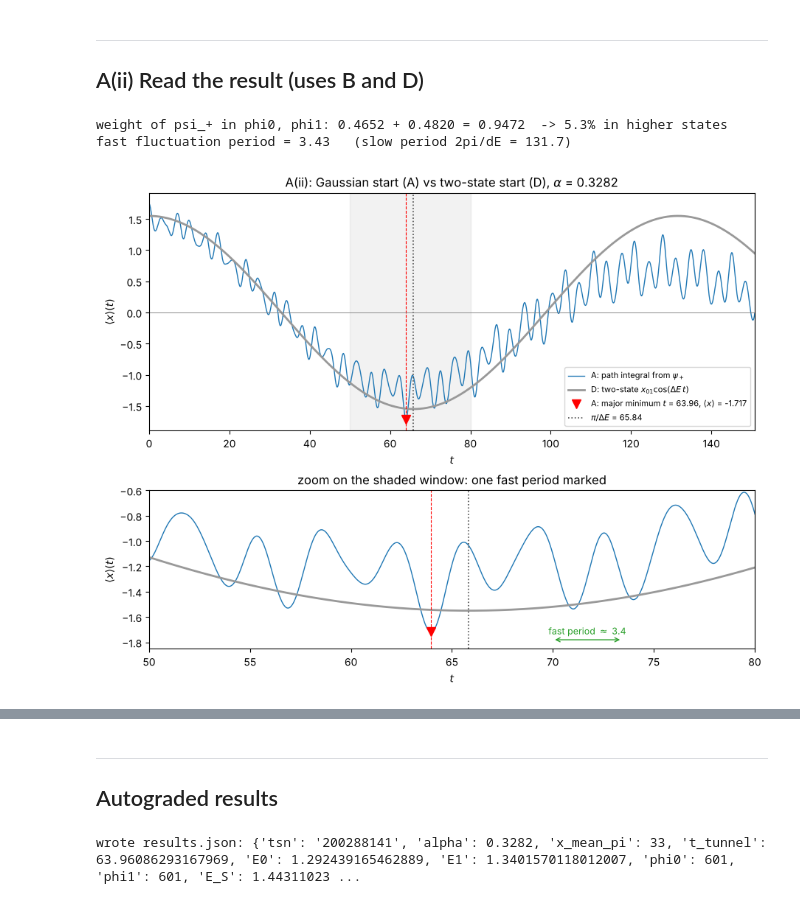
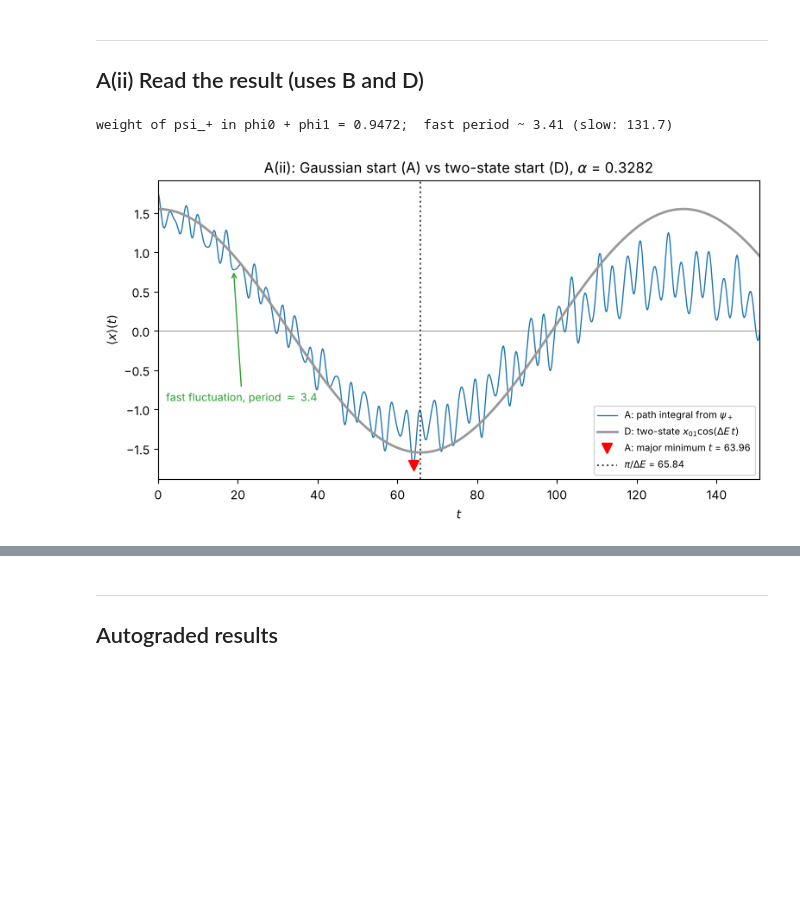
Before and after one commit to nguyentamphuc08/PHYS-242-HW-2, a Jupyter notebook: Assignment 2 Homework.ipynb, the cells around one changed output, grey strips where cells are left out. Saved outputs shown, nothing was run; the diff lists cells and outputs as text; code cells hidden in the pictures; blank space fills up the shorter version.

```diff
--- a/Assignment 2 Homework.ipynb
+++ b/Assignment 2 Homework.ipynb
@@ -551,38 +485,25 @@ max |<x>_PI - <x>_eig| = 7.5377e-02 at t = 128.7071:  <x>_PI = 1.459140, <x>_eig
 # %% [markdown]
 ---
 ## A(ii) Read the result (uses B and D)
-# %%
-c0, c1 = integrate(phi0 * normalize(psi_plus)), integrate(phi1 * normalize(psi_plus))
-print(f"weight of psi_+ in phi0, phi1: {c0**2:.4f} + {c1**2:.4f} = {c0**2 + c1**2:.4f}  "
-      f"-> {1 - c0**2 - c1**2:.1%} in higher states")
-
-spec = np.abs(np.fft.rfft(x_mean_A - x_mean_A.mean()))
-freq = 2 * np.pi * np.fft.rfftfreq(x_mean_A.size, DELTAT)       # angular frequency
-fast = freq > 10 * DELTA_E                                       # skip the slow tunneling peak
-P_fast = 2 * np.pi / freq[fast][np.argmax(spec[fast])]
-print(f"fast fluctuation period = {P_fast:.2f}   (slow period 2pi/dE = {2 * np.pi / DELTA_E:.1f})")
-
-fig, (ax, az) = plt.subplots(2, 1, figsize=(9, 7), gridspec_kw={"height_ratios": [3, 2]}, constrained_layout=True)
-for a_ in (ax, az):
-    a_.plot(t, x_mean_A, lw=1, color="C0", label=r"A: path integral from $\psi_+$")
-    a_.plot(t, x01 * np.cos(DELTA_E * t), lw=2, color="0.6", label=r"D: two-state $x_{01}\cos(\Delta E\,t)$")
-    a_.axvline(t_tunnel, color="red", ls="--", lw=0.8)
-    a_.plot(t_tunnel, x_mean_A[n_tunnel], "v", color="red", ms=9,
-            label=rf"A: major minimum $t$ = {t_tunnel:.2f}, $\langle x\rangle$ = {x_mean_A[n_tunnel]:.3f}")
-    a_.axvline(np.pi / DELTA_E, color="0.3", ls=":", lw=1.2, label=rf"$\pi/\Delta E$ = {np.pi / DELTA_E:.2f}")
-    a_.axhline(0, color="gray", lw=0.6)
-    a_.set(xlabel=r"$t$", ylabel=r"$\langle x\rangle(t)$")
-ax.set(xlim=(0, t[-1]), title=rf"A(ii): Gaussian start (A) vs two-state start (D), $\alpha$ = {ALPHA}")
-ax.legend(loc="lower right", fontsize=8)
-ax.axvspan(50, 80, color="gray", alpha=0.1)
-az.set(xlim=(50, 80), ylim=(-1.85, -0.6), title="zoom on the shaded window: one fast period marked")
-az.annotate("", xy=(70 + P_fast, -1.78), xytext=(70, -1.78), arrowprops=dict(arrowstyle="<->", color="C2"))
-az.text(70 + P_fast / 2, -1.74, rf"fast period $\approx$ {P_fast:.1f}", color="C2", ha="center", fontsize=9)
-plt.show()
-# %% [output]
-weight of psi_+ in phi0, phi1: 0.4652 + 0.4820 = 0.9472  -> 5.3% in higher states
-fast fluctuation period = 3.43   (slow period 2pi/dE = 131.7)
-[figure, removed]
+# %%
+two_state = sum(integrate(phi * normalize(psi_plus))**2 for phi in (phi0, phi1))   # |c0|^2 + |c1|^2
+mins = np.flatnonzero((x_mean_A[1:-1] < x_mean_A[:-2]) & (x_mean_A[1:-1] < x_mean_A[2:])) + 1  # local minima
+P_fast = np.median(np.diff(t[mins]))                    # typical spacing = fast-fluctuation period
+print(f"weight of psi_+ in phi0 + phi1 = {two_state:.4f};  fast period ~ {P_fast:.2f} (slow: {2 * np.pi / DELTA_E:.1f})")
+
+fig, ax = plt.subplots(figsize=(9, 4.5))
+plot_mean(ax, t, [(x_mean_A, r"A: path integral from $\psi_+$", dict(lw=1)),
+                  (x01 * np.cos(DELTA_E * t), r"D: two-state $x_{01}\cos(\Delta E\,t)$", dict(lw=2, color="0.6"))],
+          rf"A(ii): Gaussian start (A) vs two-state start (D), $\alpha$ = {ALPHA}")
+ax.plot(t_tunnel, x_mean_A[n_tunnel], "rv", ms=9, label=rf"A: major minimum $t$ = {t_tunnel:.2f}")
+ax.axvline(np.pi / DELTA_E, color="0.3", ls=":", label=rf"$\pi/\Delta E$ = {np.pi / DELTA_E:.2f}")
+ax.annotate(rf"fast fluctuation, period $\approx$ {P_fast:.1f}", xy=(t[mins[5]], x_mean_A[mins[5]]),
+            xytext=(2, -0.9), arrowprops=dict(arrowstyle="->", color="C2"), color="C2", fontsize=9)
+ax.legend(loc="lower right", fontsize=8)
+plt.show()
+# %% [output]
+weight of psi_+ in phi0 + phi1 = 0.9472;  fast period ~ 3.41 (slow: 131.7)
+[figure, added]
 # %% [markdown]
 **Answer (A(ii)):**
 - **Major minimum:** $t_\text{tunnel}=63.96$, $\langle x\rangle=-1.717$, compared with $\pi/\Delta E=65.84$ and $-x_{01}=-1.550$ for the two-state curve.
@@ -593,21 +514,11 @@ fast fluctuation period = 3.43   (slow period 2pi/dE = 131.7)
 ---
 ## Autograded results
 # %%
-results = {
-    "tsn": TSN,
-    "alpha": ALPHA,
-    "x_mean_pi": x_mean_pi.tolist(),
-    "t_tunnel": float(t_tunnel),
-    "E0": float(E0), "E1": float(E1),
-    "phi0": phi0.tolist(), "phi1": phi1.tolist(),
-    "E_S": float(E_S), "E_A": float(E_A),
-    "x_mean_eig": x_mean_eig.tolist(),
-}
+results = dict(tsn=TSN, alpha=ALPHA, x_mean_pi=x_mean_pi.tolist(), t_tunnel=float(t_tunnel),
+               E0=float(E0), E1=float(E1), phi0=phi0.tolist(), phi1=phi1.tolist(),
+               E_S=float(E_S), E_A=float(E_A), x_mean_eig=x_mean_eig.tolist())
 with open("results.json", "w") as f:
     json.dump(results, f)
-print("wrote results.json:", {k: (len(v) if isinstance(v, list) else v) for k, v in results.items()})
-# %% [output]
-wrote results.json: {'tsn': '200288141', 'alpha': 0.3282, 'x_mean_pi': 33, 't_tunnel': 63.96086293167969, 'E0': 1.292439165462889, 'E1': 1.3401570118012007, 'phi0': 601, 'phi1': 601, 'E_S': 1.44311023 ...
 # %% [markdown]
 ---
 ## AI use appendix
```
Also changed, not shown: parts of 9 cells of this notebook, 1 other file.
